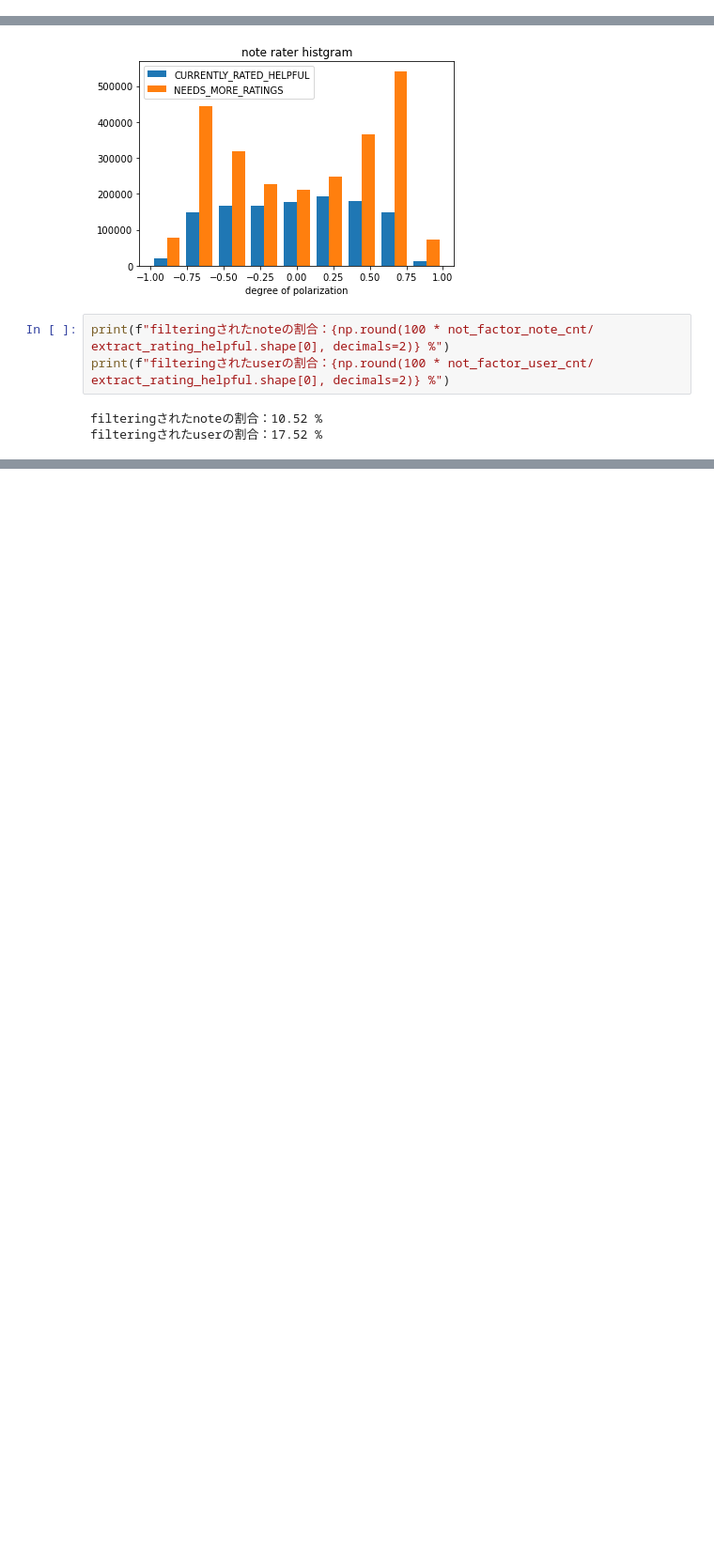
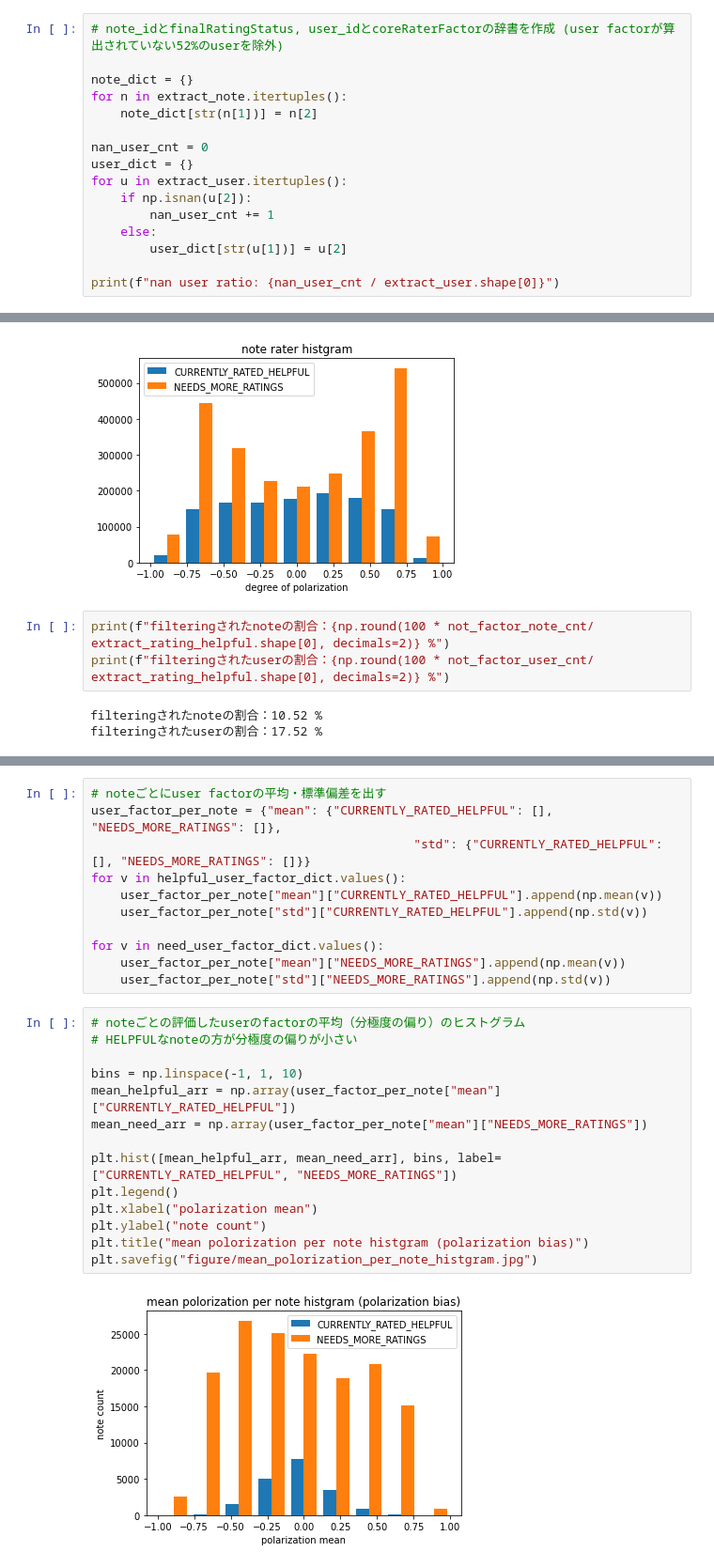
Before and after one commit to SnoozingJellyfish/communitynotes, a Jupyter notebook: note_analysis.ipynb, the cells around one changed output, grey strips where cells are left out. Shown at 94% size. Drawn from its saved outputs; the diff is of its cells as text; blank space fills up the shorter version.

```diff
--- a/note_analysis.ipynb
+++ b/note_analysis.ipynb
@@ -40,0 +34,16 @@ for u in extract_user.itertuples():
+# %%
+# note_idとfinalRatingStatus, user_idとcoreRaterFactorの辞書を作成 (user factorが算出されていない52%のuserを除外)
+
+note_dict = {}
+for n in extract_note.itertuples():
+    note_dict[str(n[1])] = n[2]
+
+nan_user_cnt = 0
+user_dict = {}
+for u in extract_user.itertuples():
+    if np.isnan(u[2]):
+        nan_user_cnt += 1
+    else:
+        user_dict[str(u[1])] = u[2]
+
+print(f"nan user ratio: {nan_user_cnt / extract_user.shape[0]}")
@@ -110,0 +161,27 @@ filteringされたuserの割合：17.52 %
+# %%
+# noteごとにuser factorの平均・標準偏差を出す
+user_factor_per_note = {"mean": {"CURRENTLY_RATED_HELPFUL": [], "NEEDS_MORE_RATINGS": []},
+                                            "std": {"CURRENTLY_RATED_HELPFUL": [], "NEEDS_MORE_RATINGS": []}}
+for v in helpful_user_factor_dict.values():
+    user_factor_per_note["mean"]["CURRENTLY_RATED_HELPFUL"].append(np.mean(v))
+    user_factor_per_note["std"]["CURRENTLY_RATED_HELPFUL"].append(np.std(v))
+
+for v in need_user_factor_dict.values():
+    user_factor_per_note["mean"]["NEEDS_MORE_RATINGS"].append(np.mean(v))
+    user_factor_per_note["std"]["NEEDS_MORE_RATINGS"].append(np.std(v))
+# %%
+# noteごとの評価したuserのfactorの平均（分極度の偏り）のヒストグラム
+# HELPFULなnoteの方が分極度の偏りが小さい
+
+bins = np.linspace(-1, 1, 10)
+mean_helpful_arr = np.array(user_factor_per_note["mean"]["CURRENTLY_RATED_HELPFUL"])
+mean_need_arr = np.array(user_factor_per_note["mean"]["NEEDS_MORE_RATINGS"])
+
+plt.hist([mean_helpful_arr, mean_need_arr], bins, label=["CURRENTLY_RATED_HELPFUL", "NEEDS_MORE_RATINGS"])
+plt.legend()
+plt.xlabel("polarization mean")
+plt.ylabel("note count")
+plt.title("mean polorization per note histgram (polarization bias)")
+plt.savefig("figure/mean_polorization_per_note_histgram.jpg")
+# %% [output]
+[figure, added]
```
Also changed, not shown: parts of 12 cells of this notebook, 4 other files.
